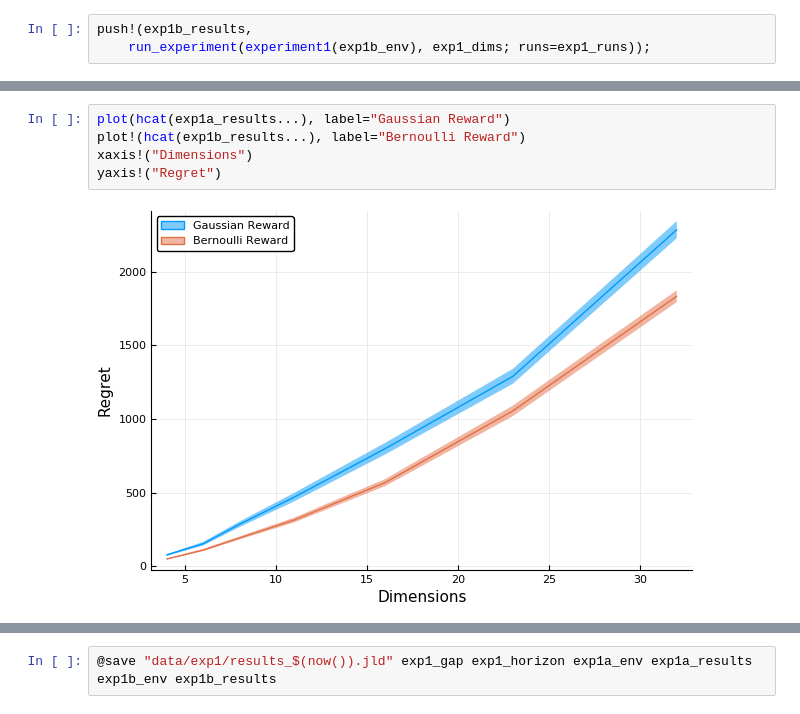
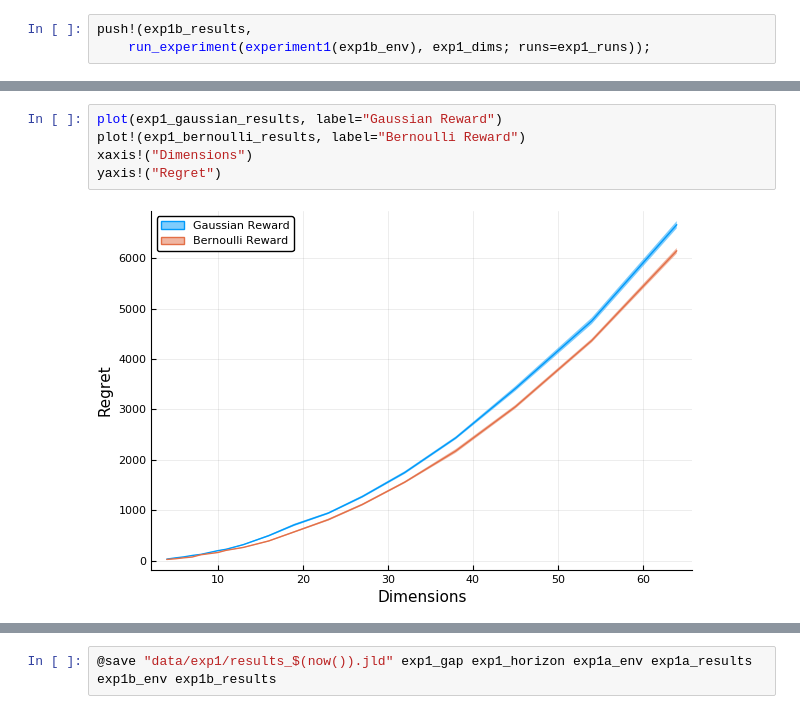
Before and after one commit to roshanshariff/PrivateBandits.jl, a Jupyter notebook: private-bandits.ipynb, the cells around one changed output, grey strips where cells are left out. Drawn from its saved outputs; the diff is of its cells as text.

```diff
--- a/private-bandits.ipynb
+++ b/private-bandits.ipynb
@@ -60,9 +105,9 @@ push!(exp1b_results,
 # %%
-plot(hcat(exp1a_results...), label="Gaussian Reward")
-plot!(hcat(exp1b_results...), label="Bernoulli Reward")
+plot(exp1_gaussian_results, label="Gaussian Reward")
+plot!(exp1_bernoulli_results, label="Bernoulli Reward")
 xaxis!("Dimensions")
 yaxis!("Regret")
 # %% [output]
-[figure, old version]
+[figure, new version]
 # %%
 function loglog_regression(result::ExpResult; label::String="")
```
Also changed, not shown: parts of 21 cells of this notebook, 3 other files.
